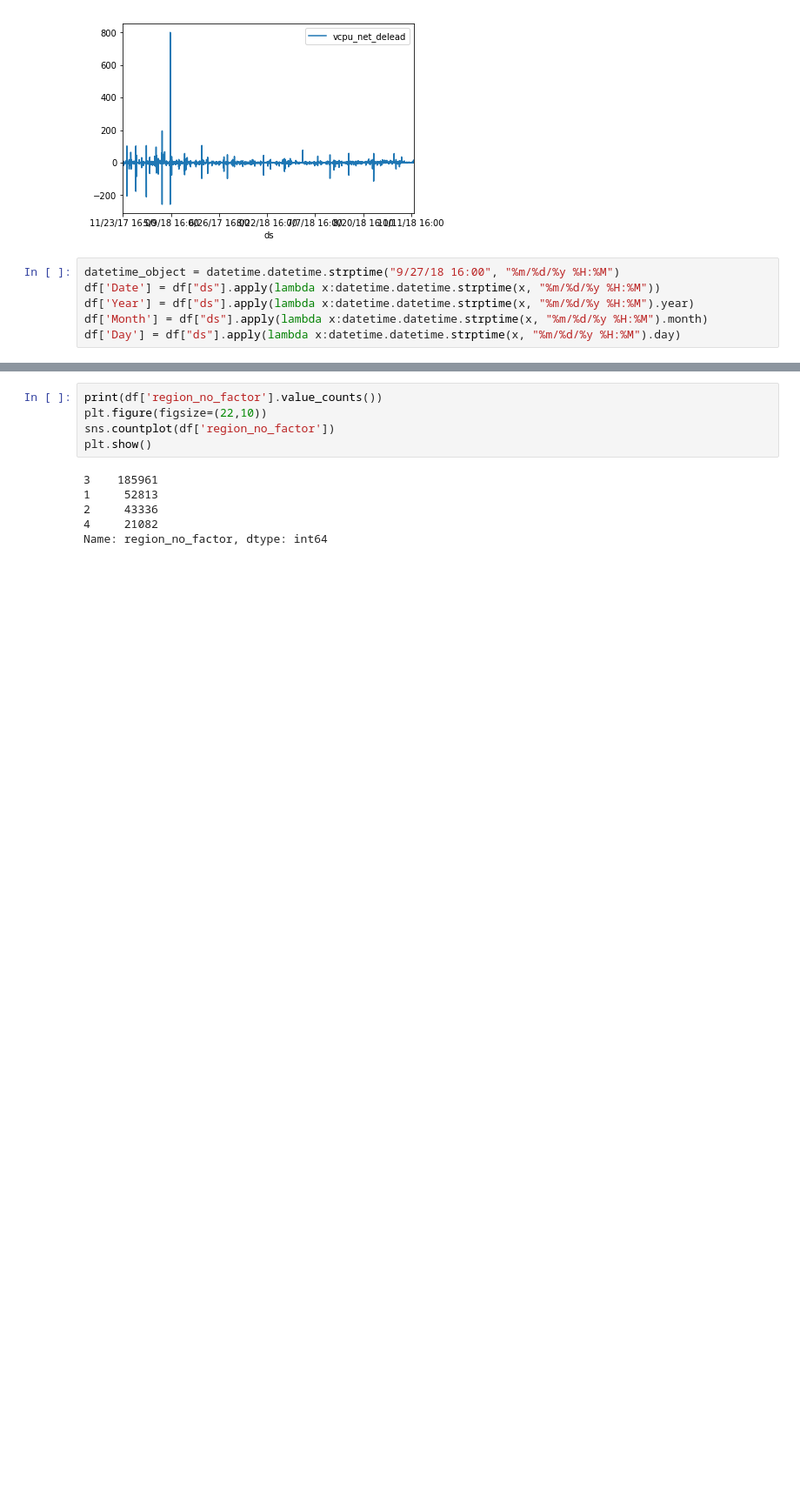
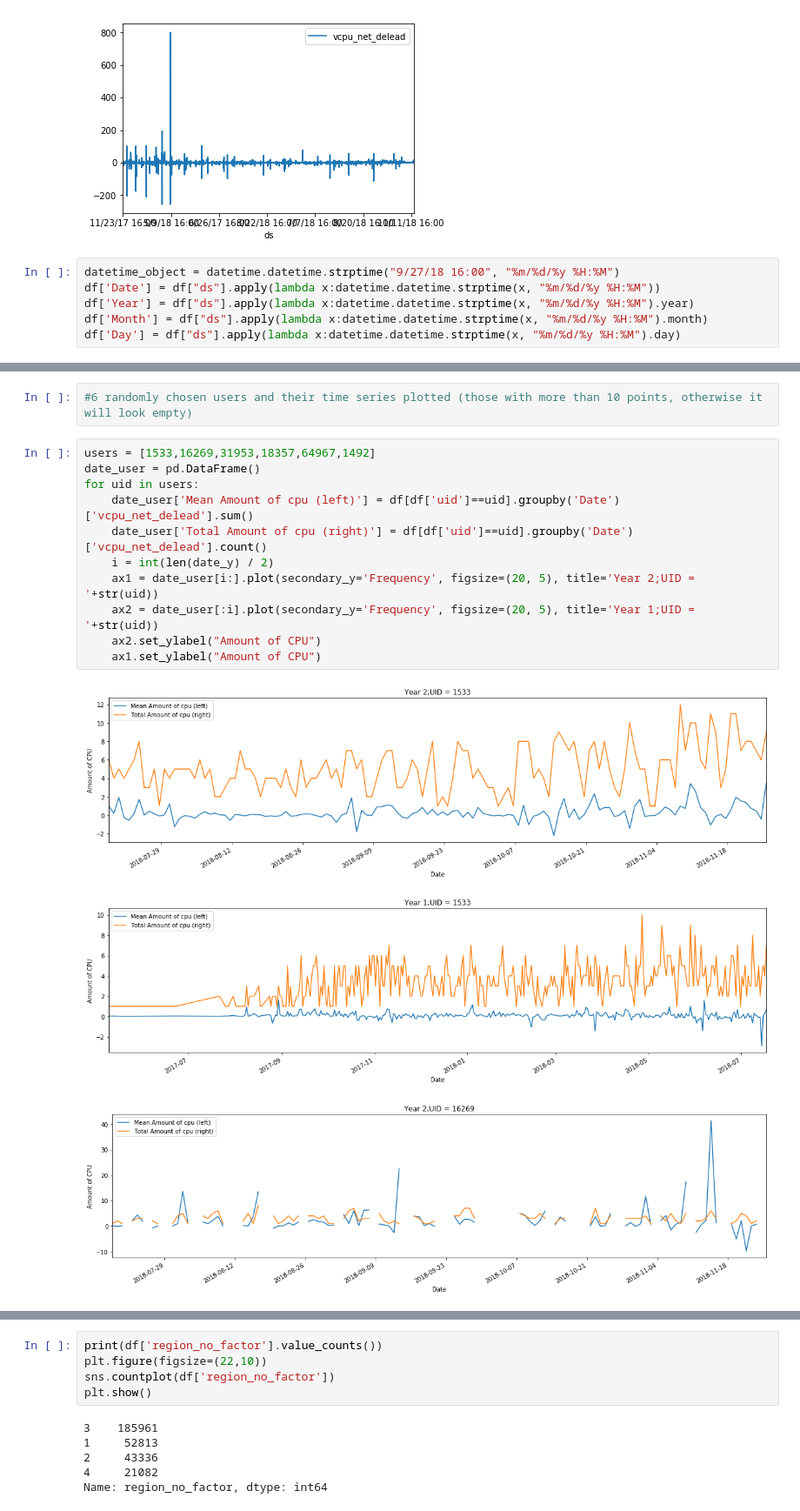
Before and after one commit to pletnev-aleksandr/demand_forecasting, a Jupyter notebook: EDA.ipynb, the cells around one changed output, grey strips where cells are left out. Shown at 87% size. Saved outputs shown, nothing was run; the diff lists cells and outputs as text; blank space fills up the shorter version.

```diff
--- a/EDA.ipynb
+++ b/EDA.ipynb
@@ -39,0 +47,17 @@ date_y[i:].plot(secondary_y='Frequency', figsize=(20, 5), title='date_y Year 2')
+# %%
+#6 randomly chosen users and their time series plotted (those with more than 10 points, otherwise it will look empty)
+# %%
+users = [1533,16269,31953,18357,64967,1492]
+date_user = pd.DataFrame()
+for uid in users:
+    date_user['Mean Amount of cpu (left)'] = df[df['uid']==uid].groupby('Date')['vcpu_net_delead'].sum()
+    date_user['Total Amount of cpu (right)'] = df[df['uid']==uid].groupby('Date')['vcpu_net_delead'].count()
+    i = int(len(date_y) / 2)
+    ax1 = date_user[i:].plot(secondary_y='Frequency', figsize=(20, 5), title='Year 2;UID = '+str(uid))
+    ax2 = date_user[:i].plot(secondary_y='Frequency', figsize=(20, 5), title='Year 1;UID = '+str(uid))
+    ax2.set_ylabel("Amount of CPU")
+    ax1.set_ylabel("Amount of CPU")
+# %% [output]
+[figure, added]
+[figure, added]
+[figure, added]
```
Also changed, not shown: parts of 3 cells of this notebook.
